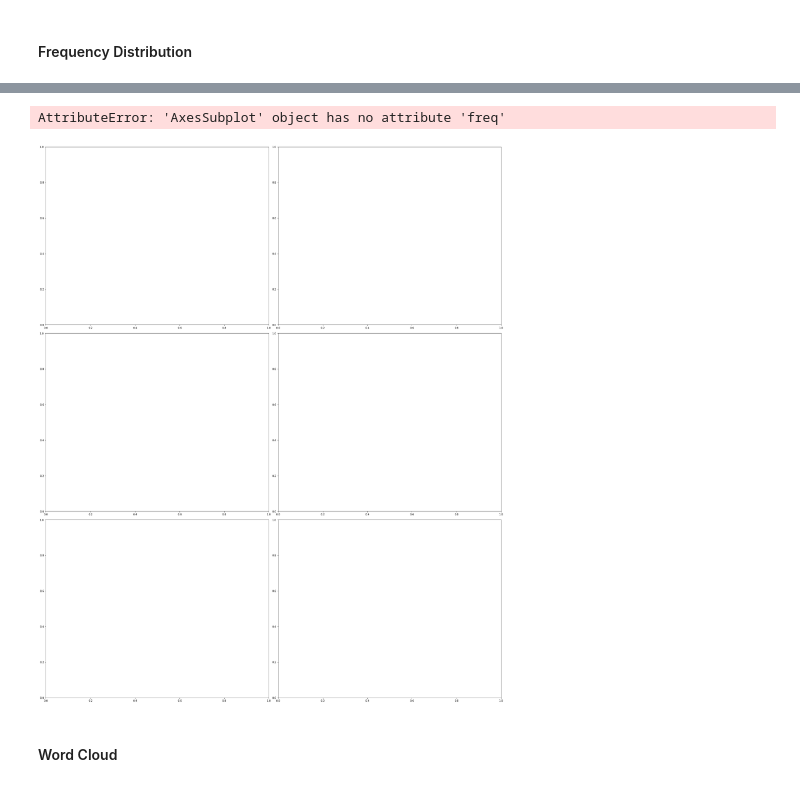
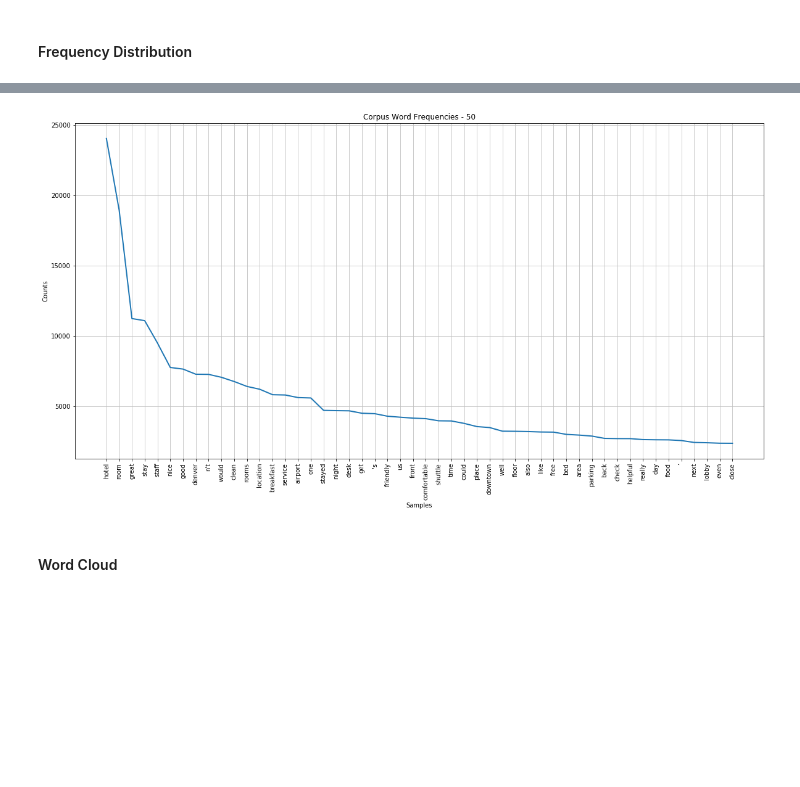
Before and after one commit to anna-dang/mod05-capstone-NLP, a Jupyter notebook: NLP_and_modeling.ipynb, the cells around one changed output, grey strips where cells are left out. Cells and saved outputs as stored; diff of their text form; code cells hidden in the pictures; blank space fills up the shorter version.

```diff
--- a/NLP_and_modeling.ipynb
+++ b/NLP_and_modeling.ipynb
@@ -362,3 +414,9 @@ freq.plot(100);
+# %%
+plt.figure(figsize=(20,10))
+plt.title("Corpus Word Frequencies - 50")
+freq.plot(50);
+# %% [output]
+[figure, added]
 # %%
 # PLOT FOR EACH CLASS!
 
@@ -366,20 +424,25 @@ freq.plot(100);
 
 # then plot
 
-fig, axes = plt.subplots(3, 2, figsize=(25, 30))
-fig.tight_layout(pad=0.2, w_pad=0.5, h_pad=1.2)
+def plot_word_frequencies(df, n=10, pattern=None, stopwords=None):
 
-reviews = df.loc[df['Rating'] == rating]['Review']
+    fig, axes = plt.subplots(3, 2, figsize=(25, 30))
+    fig.tight_layout(pad=0.2, w_pad=0.5, h_pad=1.2)
 
-for i, ax in zip(list(range(6, 0, -1)), axes.flatten()):
+    for rating, ax in zip(list(range(6, 0, -1)), axes.flatten()):
 
-    if 1 <= i-1 <= 5:
-        ax.freq.plot(100)
-        ax.axis("off")
-        ax.set_title(f"- - - {i-1} Stars - - -", size=25, fontweight='bold')
+        if 1 <= rating - 1 <= 5:
+            reviews = df.loc[df['Rating'] == rating]['Review']
 
-    else:
-        ax.axis('off')
+            review_tokens = list(map(process_review(pattern=None, stopwords=None), reviews))
+
+            freq_n = nltk.FreqDist(stopped_tokens).most_common(n)
+
+            freq_x = [i[0] for i in freq_n]
+            freq_y = [i[1] for i in freq_n]
+
+            ax.bar(freq_x, freq_y)
+            ax.set_title(f"Class {i-1}", size=25, fontweight='bold')
+
+        else:
+            ax.axis('off')
-# %% [output]
-AttributeError: 'AxesSubplot' object has no attribute 'freq'
-[figure, removed]
```
Also changed, not shown: parts of 70 cells of this notebook, 1 other file.
